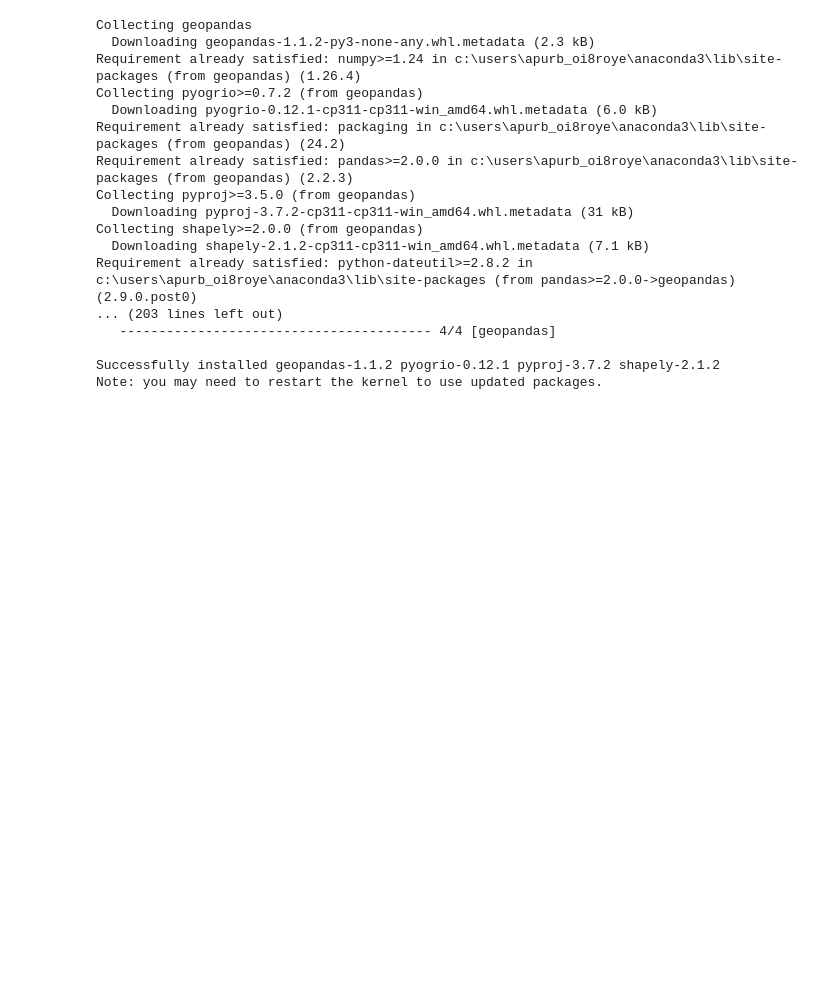
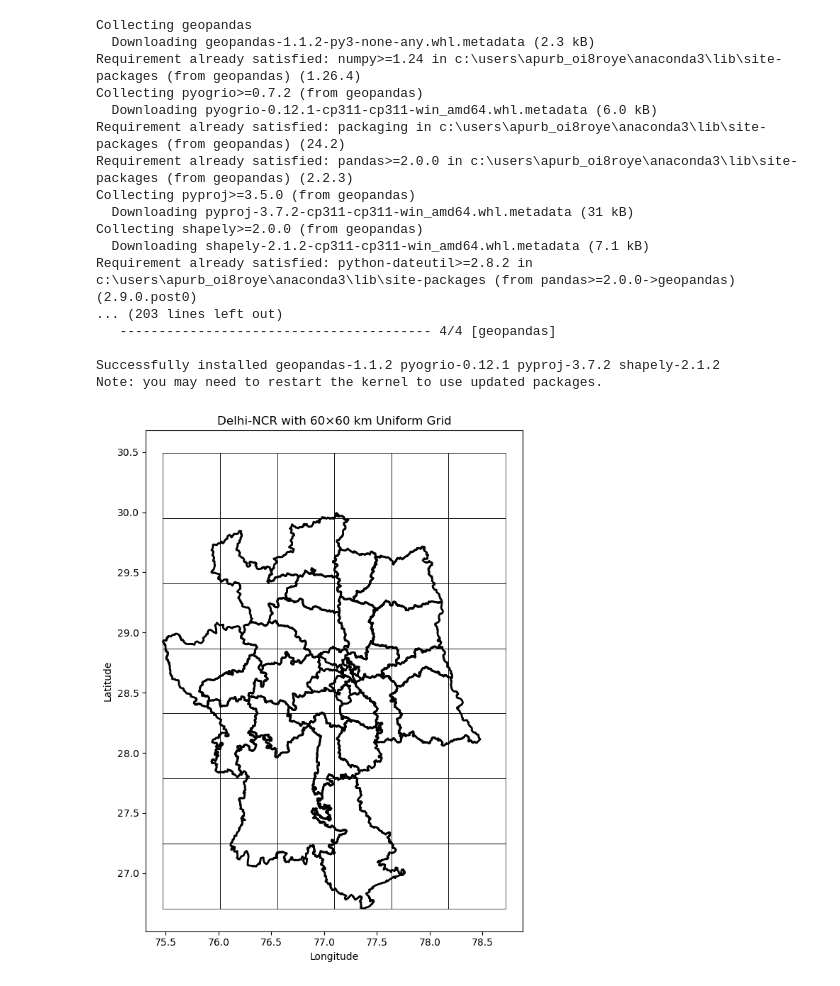
Before and after one commit to apurbasbjk30/Earth_Observation, a Jupyter notebook: scripts/Q1_spatial_reasoing.ipynb, the cells around one changed output. Saved outputs shown, nothing was run; the diff lists cells and outputs as text; code cells hidden in the pictures; blank space fills up the shorter version.

Commit message:
Q1_spatial_reasoning_filtering

```diff
--- a/scripts/Q1_spatial_reasoing.ipynb
+++ b/scripts/Q1_spatial_reasoing.ipynb
@@ -107,3 +18,84 @@ Requirement already satisfied: python-dateutil>=2.8.2 in c:\users\apurb_oi8roye\
 
 Successfully installed geopandas-1.1.2 pyogrio-0.12.1 pyproj-3.7.2 shapely-2.1.2
 Note: you may need to restart the kernel to use updated packages.
+# %%
+"""
+Q1. Spatial Reasoning & Data Filtering
+   i)Plot the Delhi-NCR shapefile and overlay a 60×60 km uniform grid
+"""
+
+import geopandas as gpd
+import matplotlib.pyplot as plt
+import numpy as np
+from shapely.geometry import box
+
+#Load File and read it
+delhi_ncr_path = r"C:\Users\apurb_oi8roye\Desktop\Earth_Observation\Earth_Observation\data\raw\shapefiles\delhi_ncr_region.geojson"
+delhi_ncr = gpd.read_file(delhi_ncr_path)
+
+#boubding of longitute and latitude (min and max) basically used for deciding corrdinates to draw the grid
+minx, miny, maxx, maxy = delhi_ncr.total_bounds
+
+
+
+#  Define grid size   60 km ≈ 60 / 111 ≈ 0.54 degrees (according to EPSG:4326) [1 degree= 111km]
+
+grid_size_deg = 60 / 111.0
+
+
+#  Create uniform grid
+
+grid_cells = [] # empty list initialise to store individual grid box
+
+x_coords = np.arange(minx, maxx, grid_size_deg) # arrange evenly spced values in vertical lines
+y_coords = np.arange(miny, maxy, grid_size_deg) # arrange evenly spced values in vertical lines
+
+for x in x_coords:  # this loop is for generating each grid cell of 60x60 km
+    for y in y_coords:
+        cell = box(
+            x,
+            y,
+            x + grid_size_deg,
+            y + grid_size_deg
+        )
+        grid_cells.append(cell) # add each grid cell to the list
+
+grid = gpd.GeoDataFrame( # now the dataframe is converted to geospatial data for better visualisation in lines rather than numbers
+    geometry=grid_cells,
+    crs="EPSG:4326"
+)
+
+
+#  Plot NCR boundary and grid
+fig, ax = plt.subplots(figsize=(8, 8))
+
+delhi_ncr.plot(
+    ax=ax,
+    facecolor="none",
+    edgecolor="black",
+    linewidth=2,
+    label="Delhi-NCR Boundary"
+)
+
+grid.plot(
+    ax=ax,
+    facecolor="none",
+    linewidth=0.5,
+    label="60×60 km Grid"
+)
+
+ax.set_title("Delhi-NCR with 60×60 km Uniform Grid", fontsize=12)
+ax.set_xlabel("Longitude")
+ax.set_ylabel("Latitude")
+
+plt.tight_layout()
+
+#output is saved in visualisation folder
+
+output_path = r"C:\Users\apurb_oi8roye\Desktop\Earth_Observation\Earth_Observation\Visualizations/delhi_ncr_with_60km_grid.png"
+plt.savefig(output_path, dpi=300)
+plt.show()
+
+print("✅ Plot saved to:", output_path)
+# %% [output]
+[figure, new version]
```
Also changed, not shown: parts of 5 cells of this notebook, 2 other files.
